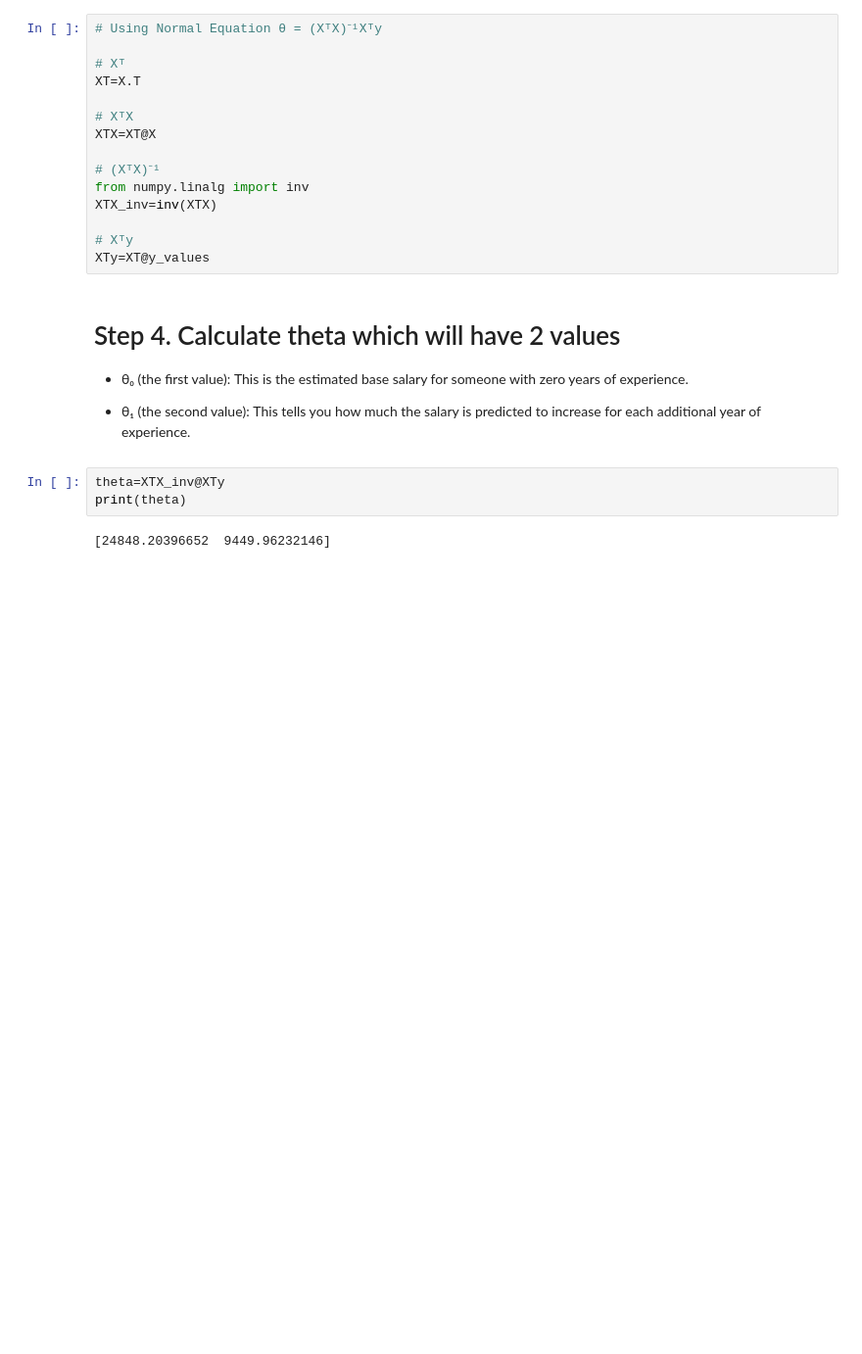
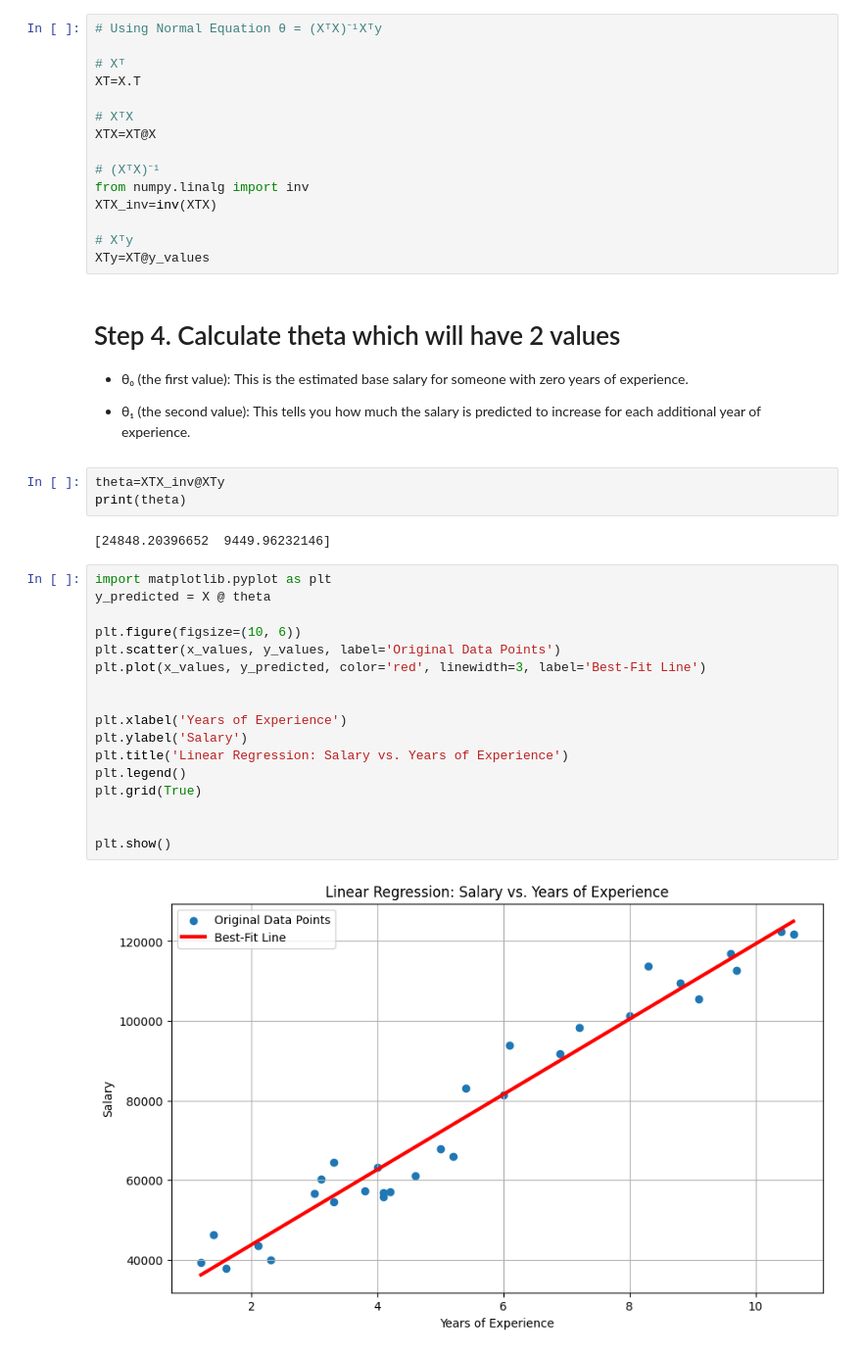
Before and after one commit to kanishk-16/math-code, a Jupyter notebook: normal-equation-linear-regression-from-scratch.ipynb, the cells around one changed output. Shown at 98% size. Cells and saved outputs as stored; diff of their text form; blank space fills up the shorter version.

Commit message:
added plot for visual intuition

```diff
--- a/normal-equation-linear-regression-from-scratch.ipynb
+++ b/normal-equation-linear-regression-from-scratch.ipynb
@@ -70,3 +71,22 @@ theta=XTX_inv@XTy
 print(theta)
 # %% [output]
 [24848.20396652  9449.96232146]
+# %%
+import matplotlib.pyplot as plt
+y_predicted = X @ theta
+
+plt.figure(figsize=(10, 6))
+plt.scatter(x_values, y_values, label='Original Data Points')
+plt.plot(x_values, y_predicted, color='red', linewidth=3, label='Best-Fit Line')
+
+
+plt.xlabel('Years of Experience')
+plt.ylabel('Salary')
+plt.title('Linear Regression: Salary vs. Years of Experience')
+plt.legend()
+plt.grid(True)
+
+
+plt.show()
+# %% [output]
+[figure, added]
```
Also changed, not shown: parts of 2 cells of this notebook.
